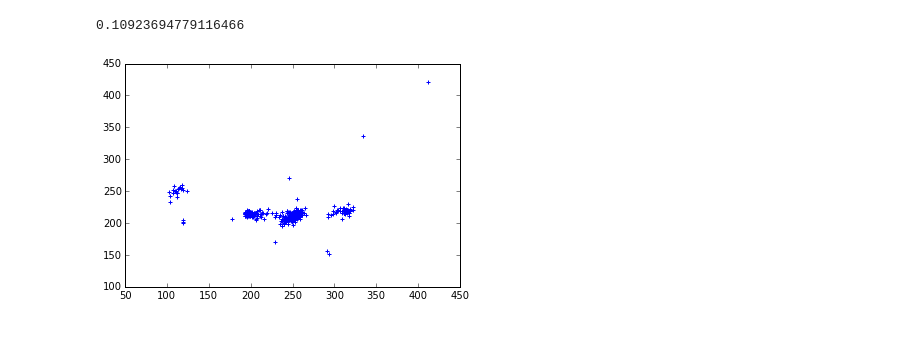
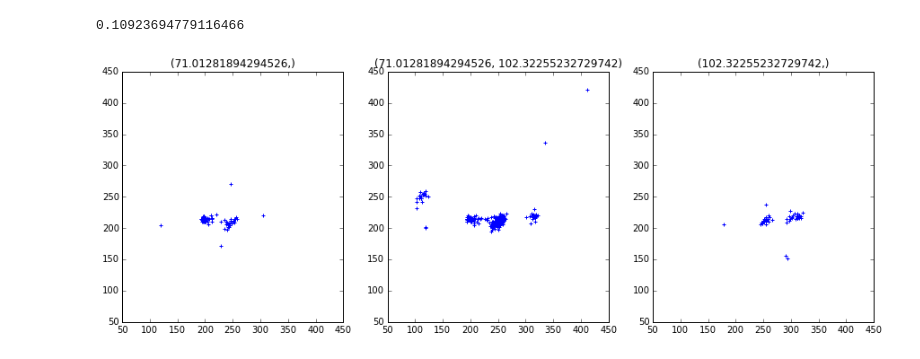
Before and after one commit to chengsoonong/crowdastro, a Jupyter notebook: notebooks/potential_host_counting.ipynb, the cells around one changed output. Drawn from its saved outputs; the diff is of its cells as text; code cells hidden in the pictures.

```diff
--- a/notebooks/potential_host_counting.ipynb
+++ b/notebooks/potential_host_counting.ipynb
@@ -130,9 +130,8 @@ The clicks don't line up unless multiplied by a constant. The [data description]
 radio_signatures = []
 
 # I'll also gather up all the click locations while I'm at it.
-# Note that I'm discarding the radio-IR connection; for the purposes of this exercise I don't care about it
-# (but this should be taken into consideration later).
-clicks = []
+# This dict maps single radio signatures to lists of clicks for that specific signature.
+radio_signature_to_clicks = collections.defaultdict(list)
 
 for classification in classifications:
     # Generate a radio signature for each classification.
@@ -145,20 +144,25 @@ for classification in classifications:
         if galaxy['radio'] == 'No Contours':
             radio_signature = ()
         else:
-            radio_signature = tuple(sorted({r['xmax'] for r in galaxy['radio'].values()}))
+            radio_signature = tuple(sorted({
+                    round(float(r['xmax']), 15)  # There's floating point precision errors in the data.
+                    for r in galaxy['radio'].values()
+            }))
         classification_radio_signature.append(radio_signature)
 
         if galaxy['ir'] == 'No Sources':
             continue  # Totally ignoring this case for now.
         else:
             # I'm also ignoring the case where there are multiple clicks.
+            # The GitHub code associated with the paper also seems to do this.
             click = (float(galaxy['ir']['0']['x']), float(galaxy['ir']['0']['y']))
-        clicks.append(click)
+        radio_signature_to_clicks[radio_signature].append(click)
 
     classification_radio_signature = tuple(sorted(classification_radio_signature))
     radio_signatures.append(classification_radio_signature)
 
-clicks = numpy.array(clicks)
+for signature, clicks in radio_signature_to_clicks.items():
+    radio_signature_to_clicks[signature] = numpy.array(clicks)
 # %%
 # Sanity check: About 10% of participants split the radio sources.
 print(len([s for s in radio_signatures if len(s) == 2])/len(radio_signatures))
@@ -166,8 +170,14 @@ print(len([s for s in radio_signatures if len(s) == 2])/len(radio_signatures))
 0.10923694779116466
 # %%
 # Sanity check: Let's look at the clicks.
-xs, ys = clicks.T
-matplotlib.pyplot.scatter(xs, ys, marker='+')
+matplotlib.pyplot.figure(figsize=(15, 5))
+for index, (signature, clicks) in enumerate(radio_signature_to_clicks.items()):
+    matplotlib.pyplot.subplot(1, len(radio_signature_to_clicks), index + 1)
+    xs, ys = clicks.T
+    matplotlib.pyplot.scatter(xs, ys, marker='+')
+    matplotlib.pyplot.title(str(signature))
+    matplotlib.pyplot.xlim((50, 450))
+    matplotlib.pyplot.ylim((50, 450))
 matplotlib.pyplot.show()
 # %% [output]
-[figure, old version]
+[figure, new version]
```
Also changed, not shown: parts of 22 cells of this notebook, 2 other files.
